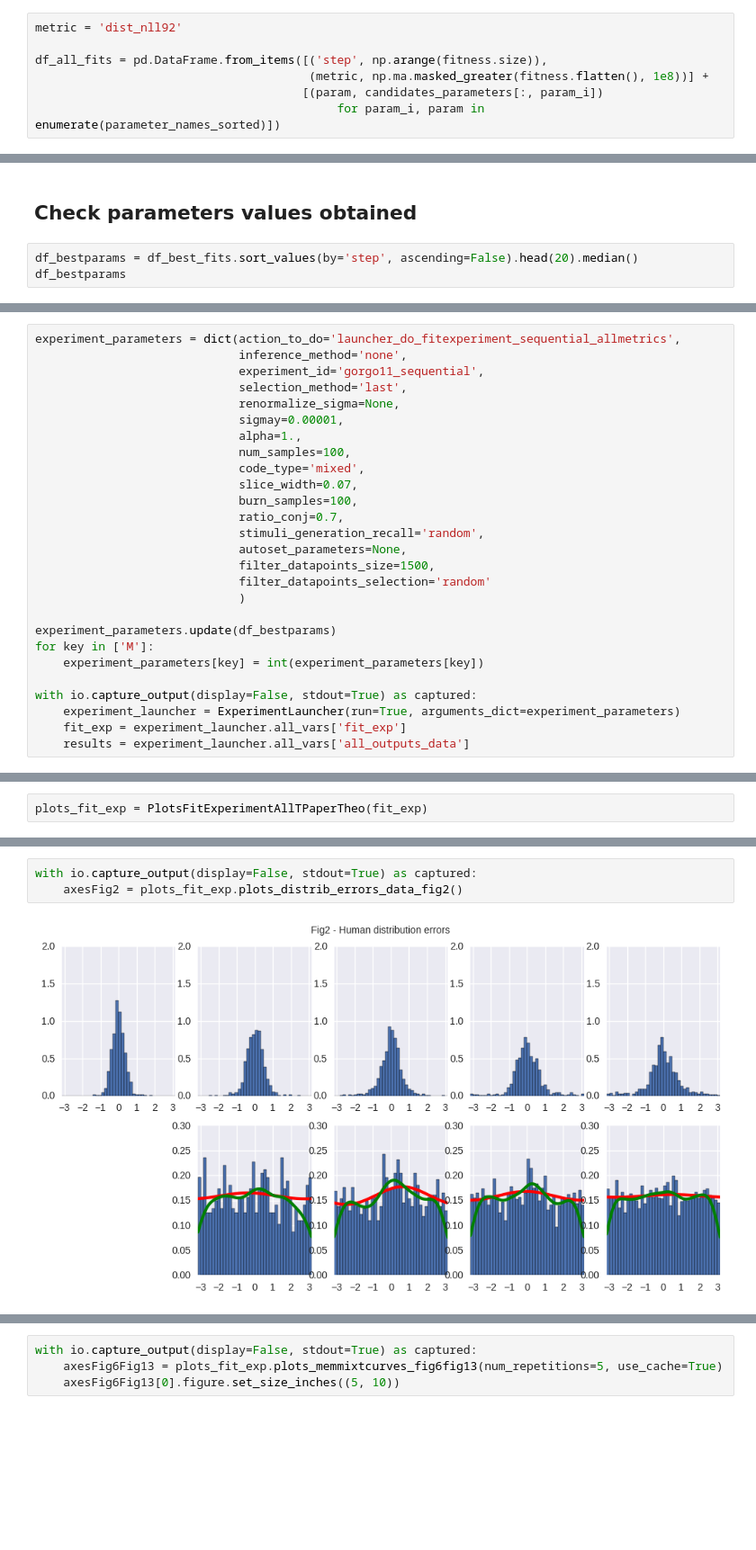
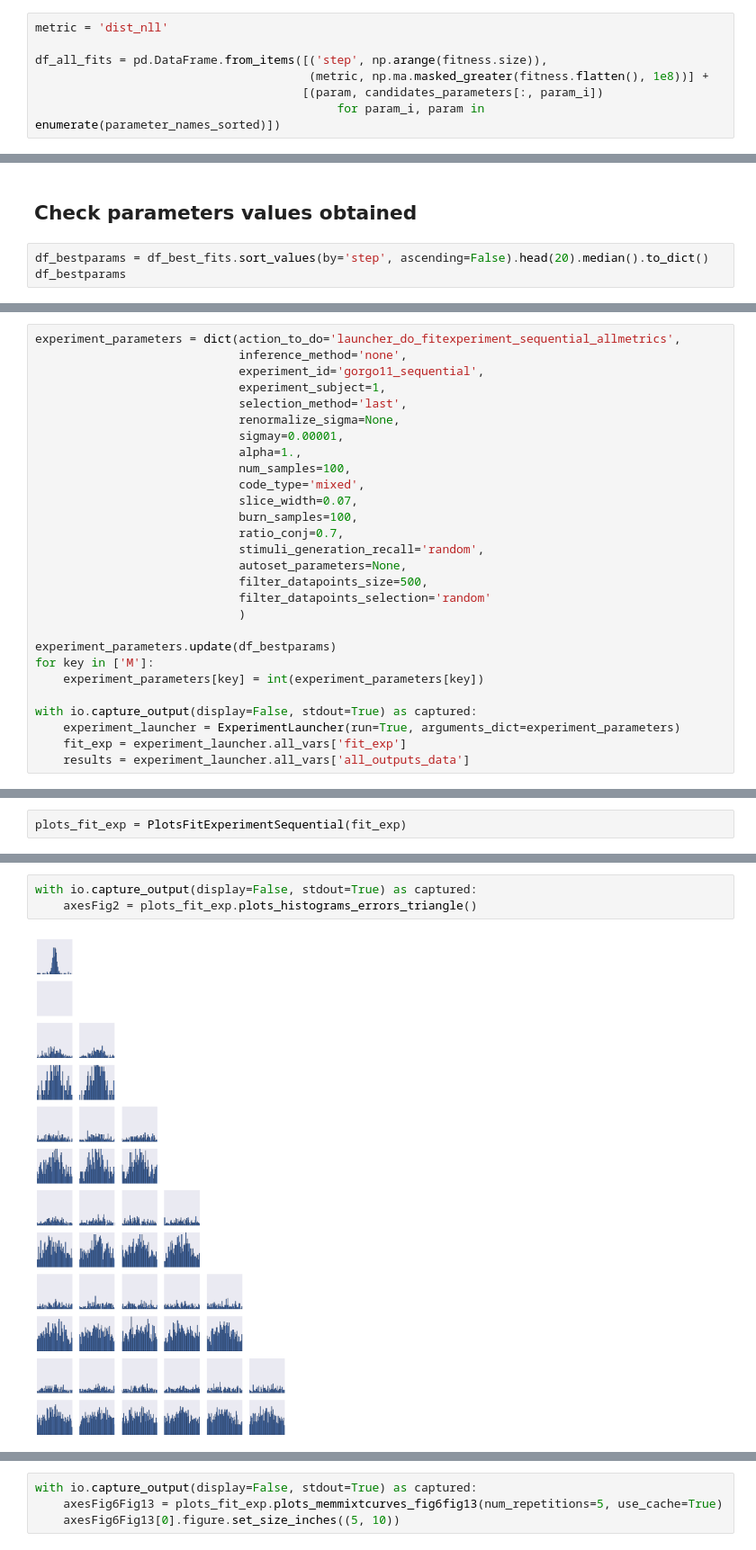
Before and after one commit to Azhag/Bayesian-visual-working-memory, a Jupyter notebook: Experiments/fitexperiment_sigmabaseline_cmaes_08_2016/notebook_cmaes_gorgo11sequential_LL92_1try_Mratiosigmaxsigmabaselinelapse_080817.ipynb, the cells around one changed output, grey strips where cells are left out. Shown at 90% size. Saved outputs shown, nothing was run; the diff lists cells and outputs as text; blank space fills up the shorter version.

Commit message:
Improved sequential data fits and plotting

```diff
--- a/Experiments/fitexperiment_sigmabaseline_cmaes_08_2016/notebook_cmaes_gorgo11sequential_LL92_1try_Mratiosigmaxsigmabaselinelapse_080817.ipynb
+++ b/Experiments/fitexperiment_sigmabaseline_cmaes_08_2016/notebook_cmaes_gorgo11sequential_LL92_1try_Mratiosigmaxsigmabaselinelapse_080817.ipynb
@@ -59,7 +66,7 @@ parameter_names_sorted
 # %% [output]
 ['M', 'alpha', 'lapse_rate', 'ratio_conj', 'sigma_baseline', 'sigmax']
 # %%
-metric = 'dist_nll92'
+metric = 'dist_nll'
 
 df_all_fits = pd.DataFrame.from_items([('step', np.arange(fitness.size)),
                                        (metric, np.ma.masked_greater(fitness.flatten(), 1e8))] +
@@ -145,6 +152,6 @@ py.iplot(fig)
 # %% [markdown]
 ## Check parameters values obtained
 # %%
-df_bestparams = df_best_fits.sort_values(by='step', ascending=False).head(20).median()
+df_bestparams = df_best_fits.sort_values(by='step', ascending=False).head(20).median().to_dict()
 df_bestparams
 # %% [output]
@@ -161,6 +167,7 @@ dtype: float64
 experiment_parameters = dict(action_to_do='launcher_do_fitexperiment_sequential_allmetrics',
                              inference_method='none',
                              experiment_id='gorgo11_sequential',
+                             experiment_subject=1,
                              selection_method='last',
                              renormalize_sigma=None,
                              sigmay=0.00001,
@@ -172,7 +179,7 @@ experiment_parameters = dict(action_to_do='launcher_do_fitexperiment_sequential_
                              ratio_conj=0.7,
                              stimuli_generation_recall='random',
                              autoset_parameters=None,
-                             filter_datapoints_size=1500,
+                             filter_datapoints_size=500,
                              filter_datapoints_selection='random'
                              )
 
@@ -205,2 +194,2 @@ All finished
 # %%
-plots_fit_exp = PlotsFitExperimentAllTPaperTheo(fit_exp)
+plots_fit_exp = PlotsFitExperimentSequential(fit_exp)
@@ -207,5 +199,5 @@ plots_fit_exp = PlotsFitExperimentAllTPaperTheo(fit_exp)
 # %%
 with io.capture_output(display=False, stdout=True) as captured:
-    axesFig2 = plots_fit_exp.plots_distrib_errors_data_fig2()
+    axesFig2 = plots_fit_exp.plots_histograms_errors_triangle()
 # %% [output]
-[figure, old version]
+[figure, new version]
```
Also changed, not shown: parts of 14 cells of this notebook, 6 other files.
